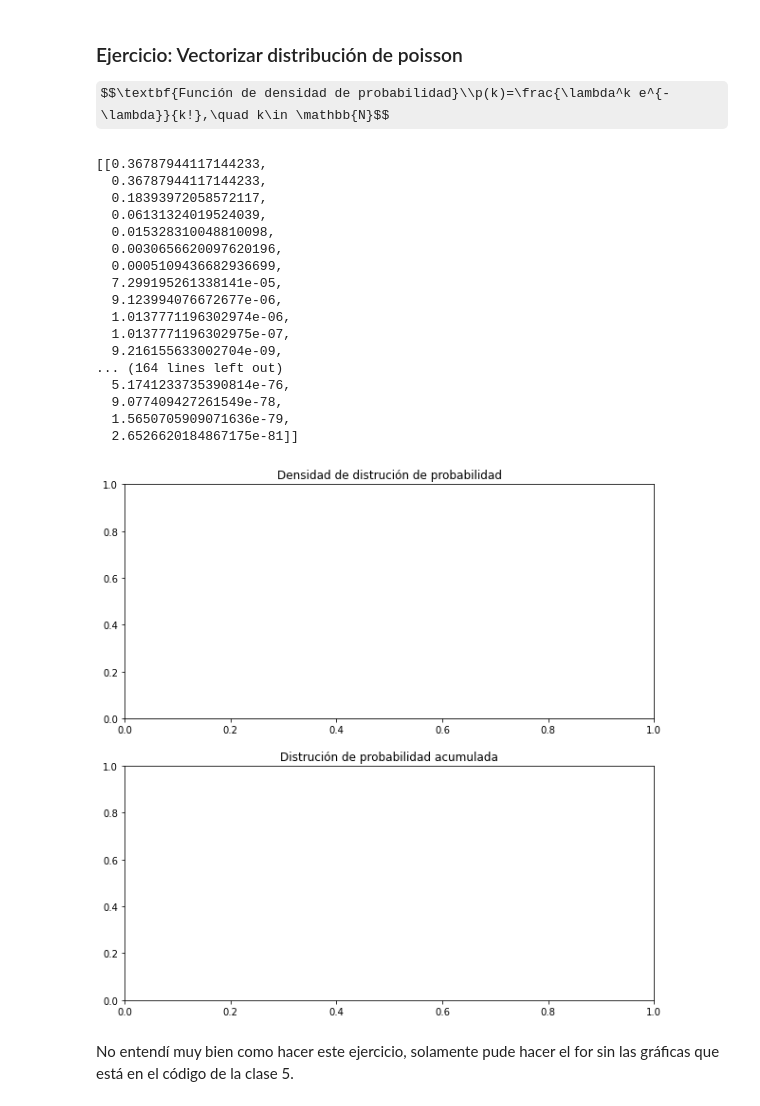
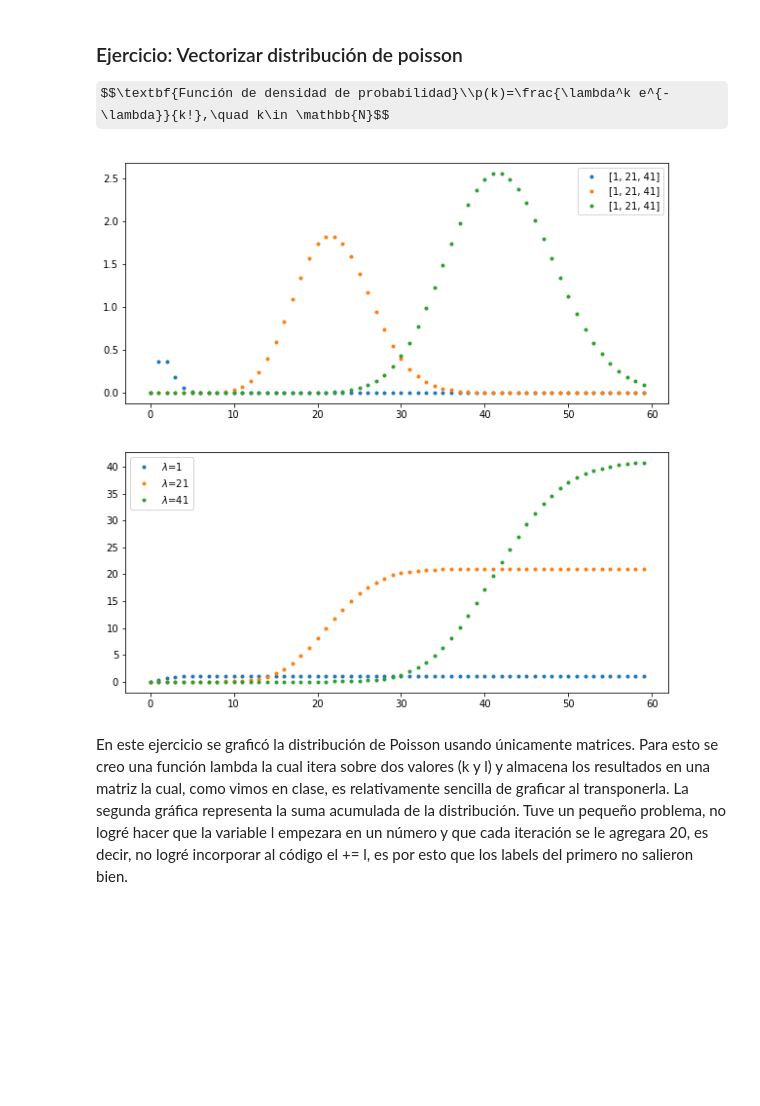
Before and after one commit to pabloriverasnz/Tarea-2_AHernandez_PRivera_EMarquez, a Jupyter notebook: Tarea2_AHernández_PRivera_EMarquez.ipynb, the cells around one changed output. Saved outputs shown, nothing was run; the diff lists cells and outputs as text; code cells hidden in the pictures; some formulas as TeX source; blank space fills up the shorter version.

Commit message:
Ejercicio Extra Pablo

```diff
--- a/Tarea2_AHernández_PRivera_EMarquez.ipynb
+++ b/Tarea2_AHernández_PRivera_EMarquez.ipynb
@@ -328,44 +325,26 @@ from itertools import cycle  # Librería para hacer ciclos
 import matplotlib.pyplot as plt
 # %%
 # Respuesta Andrés
-# %%
-# Respuesta Pablo
-N = 30
-l = [1, 3, 5]
-k = np.arange(N)
-
-p = lambda k,l: (l**k * np.exp(-l)) / sps.factorial(k)
-
-cycol = cycle('bgrcmk')
-
-l = 1
-
-fig, (ax1, ax2) = plt.subplots(2, 1, figsize=(10,10));
-
-ax1.title.set_text('Densidad de distrución de probabilidad')
-ax2.title.set_text('Distrución de probabilidad acumulada')
-
-[[p(k,l) for k in range(60)] for i in range(3)]
-# %% [output]
-[[0.36787944117144233,
-  0.36787944117144233,
-  0.18393972058572117,
-  0.06131324019524039,
-  0.015328310048810098,
-  0.0030656620097620196,
-  0.0005109436682936699,
-  7.299195261338141e-05,
-  9.123994076672677e-06,
-  1.0137771196302974e-06,
-  1.0137771196302975e-07,
-  9.216155633002704e-09,
-... (164 lines left out)
-  5.1741233735390814e-76,
-  9.077409427261549e-78,
-  1.5650705909071636e-79,
-  2.6526620184867175e-81]]
-[figure, removed]
-# %% [markdown]
-No entendí muy bien como hacer este ejercicio, solamente pude hacer el for sin las gráficas que está en el código de la clase 5.
+# %%
+# Respuesta Pablo
+cycol = cycle('bgrcmk')
+p = lambda k,l:(l**k*np.exp(-l))/sps.gamma(k)
+N = 60
+l = [1,21,41]
+
+def plotExponential(lamb, N, cycol):
+    fig, (ax1, ax2) = plt.subplots(2, 1, figsize=(10,10));
+    P = np.asmatrix([[lamb(k,l) for k in range(N)] for l in l])
+    ax1.plot(P.T, 'o', markersize = 3, label = l); # No logré hacer que el label saliera bien por la variable l.
+    ax1.legend()
+    [ax2.plot(np.cumsum(P[i]).T, 'o', markersize = 3, label = '$\lambda$=%s' % l[i]) for i in range(len(l))]
+    ax2.legend()
+    plt.show()
+# %%
+plotExponential(p, N, cycol)
+# %% [output]
+[figure, added]
+# %% [markdown]
+En este ejercicio se graficó la distribución de Poisson usando únicamente matrices. Para esto se creo una función lambda la cual itera sobre dos valores (k y l) y almacena los resultados en una matriz la cual, como vimos en clase, es relativamente sencilla de graficar al transponerla. La segunda gráfica representa la suma acumulada de la distribución. Tuve un pequeño problema, no logré hacer que la variable l empezara en un número y que cada iteración se le agregara 20, es decir, no logré incorporar al código el += l, es por esto que los labels del primero no salieron bien.
 # %%
 # Respuesta Esteban
```
Also changed, not shown: parts of 1 cell of this notebook.
